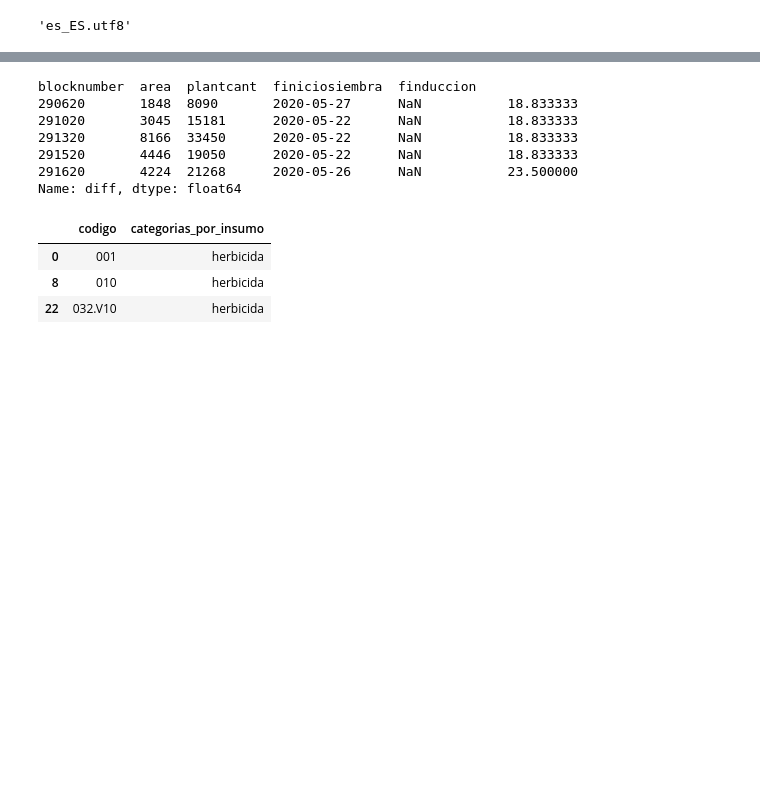
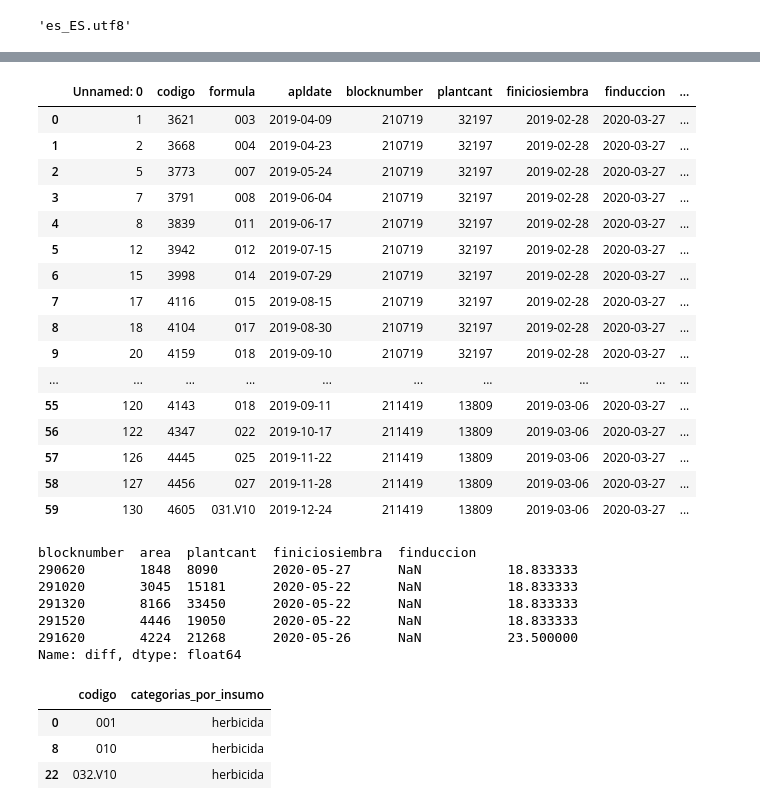
Before and after one commit to sergio-gonzalez-guapa/guapa_seguimiento_nutricion, a Jupyter notebook: process_data.ipynb, the cells around one changed output, grey strips where cells are left out. Saved outputs shown, nothing was run; the diff lists cells and outputs as text; code cells hidden in the pictures; blank space fills up the shorter version.

```diff
--- a/process_data.ipynb
+++ b/process_data.ipynb
@@ -8,3 +8,5 @@ locale.setlocale(locale.LC_TIME, 'es_ES.utf8')
 'es_ES.utf8'
 # %%
 from pandas.api.types import is_datetime64_any_dtype as is_datetime
+# %%
+df = pd.read_excel("ensayo.xlsx")
@@ -10,0 +28,2 @@ from pandas.api.types import is_datetime64_any_dtype as is_datetime
+# %%
+df["tooltip"] = df.apply(lambda row: f"aplicaciones con más de 20 días de diferencia: {row['porc diff menos de 10 q1']} \n aplicaciones con menos de 10 días de diferencia {row['porc diff más de 20 q3']} ",axis=1)
@@ -11,3 +92,23 @@ from pandas.api.types import is_datetime64_any_dtype as is_datetime
+# %%
+df.query("apldate>finiciosiembra")
+# %% [output]
+|  | Unnamed: 0 | codigo | formula | apldate | blocknumber | plantcant | finiciosiembra | finduccion | ... |
+| 0 | 1 | 3621 | 003 | 2019-04-09 | 210719 | 32197 | 2019-02-28 | 2020-03-27 | ... |
+| 1 | 2 | 3668 | 004 | 2019-04-23 | 210719 | 32197 | 2019-02-28 | 2020-03-27 | ... |
+| 2 | 5 | 3773 | 007 | 2019-05-24 | 210719 | 32197 | 2019-02-28 | 2020-03-27 | ... |
+| 3 | 7 | 3791 | 008 | 2019-06-04 | 210719 | 32197 | 2019-02-28 | 2020-03-27 | ... |
+| 4 | 8 | 3839 | 011 | 2019-06-17 | 210719 | 32197 | 2019-02-28 | 2020-03-27 | ... |
+| 5 | 12 | 3942 | 012 | 2019-07-15 | 210719 | 32197 | 2019-02-28 | 2020-03-27 | ... |
+| 6 | 15 | 3998 | 014 | 2019-07-29 | 210719 | 32197 | 2019-02-28 | 2020-03-27 | ... |
+| 7 | 17 | 4116 | 015 | 2019-08-15 | 210719 | 32197 | 2019-02-28 | 2020-03-27 | ... |
+| 8 | 18 | 4104 | 017 | 2019-08-30 | 210719 | 32197 | 2019-02-28 | 2020-03-27 | ... |
+| 9 | 20 | 4159 | 018 | 2019-09-10 | 210719 | 32197 | 2019-02-28 | 2020-03-27 | ... |
+| ... | ... | ... | ... | ... | ... | ... | ... | ... | ... |
+| 55 | 120 | 4143 | 018 | 2019-09-11 | 211419 | 13809 | 2019-03-06 | 2020-03-27 | ... |
+| 56 | 122 | 4347 | 022 | 2019-10-17 | 211419 | 13809 | 2019-03-06 | 2020-03-27 | ... |
+| 57 | 126 | 4445 | 025 | 2019-11-22 | 211419 | 13809 | 2019-03-06 | 2020-03-27 | ... |
+| 58 | 127 | 4456 | 027 | 2019-11-28 | 211419 | 13809 | 2019-03-06 | 2020-03-27 | ... |
+| 59 | 130 | 4605 | 031.V10 | 2019-12-24 | 211419 | 13809 | 2019-03-06 | 2020-03-27 | ... |
 # %%
 df = pd.read_excel("prueba_query_memoria.xlsx")
 # %%
```
Also changed, not shown: parts of 10 cells of this notebook, 5 other files.
